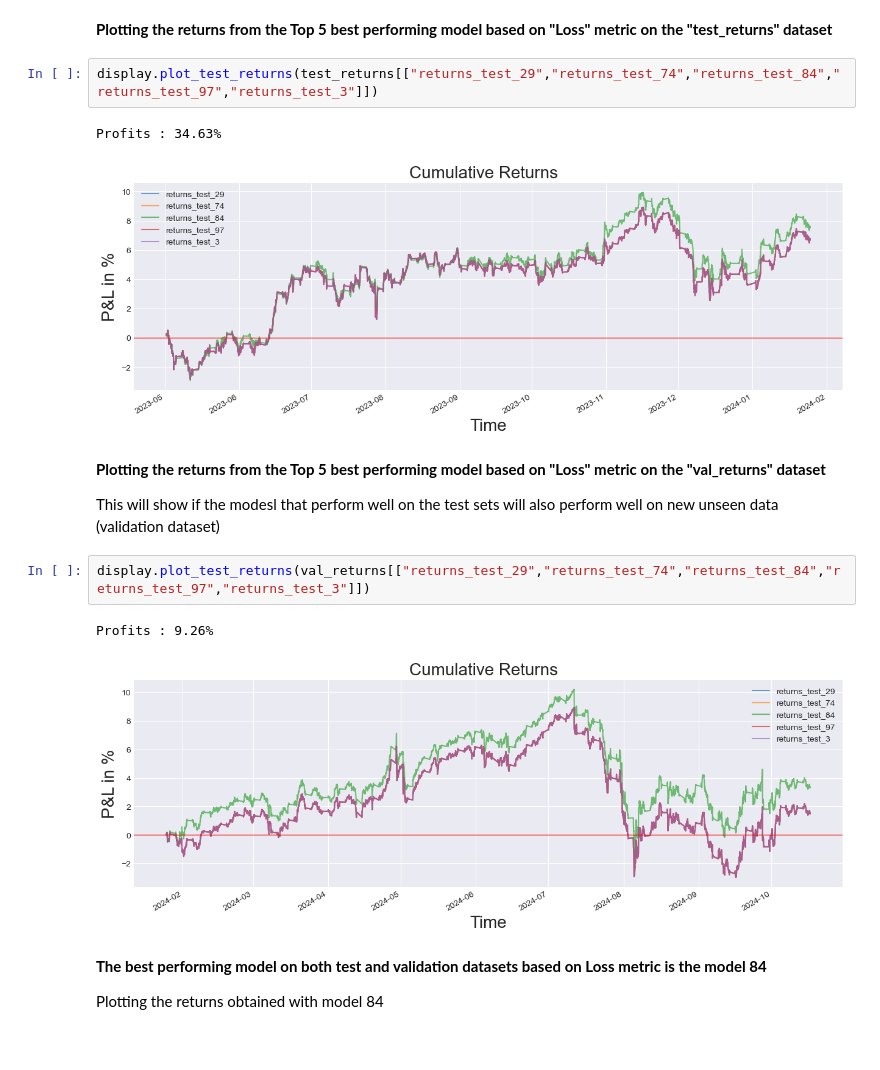
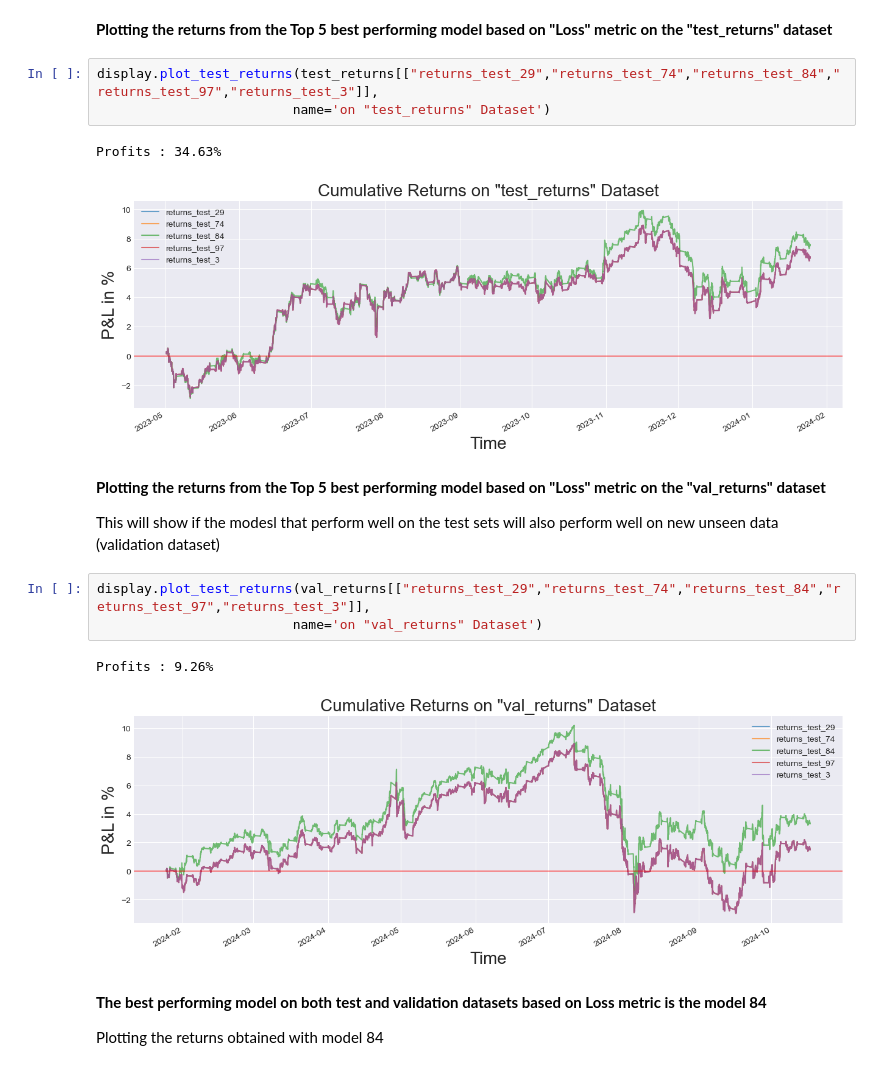
Before and after one commit to YarosInter/Time-Series-Conv1D-Neural-Network, a Jupyter notebook: Conv1D_Layer_Neural_Network.ipynb, the cells around one changed output. Saved outputs shown, nothing was run; the diff lists cells and outputs as text.

```diff
--- a/Conv1D_Layer_Neural_Network.ipynb
+++ b/Conv1D_Layer_Neural_Network.ipynb
@@ -1030,19 +1030,21 @@ evaluation_df.sort_values(by="Loss").head()
 # %% [markdown]
 **Plotting the returns from the Top 5 best performing model based on "Loss" metric on the "test_returns" dataset**
 # %%
-display.plot_test_returns(test_returns[["returns_test_29","returns_test_74","returns_test_84","returns_test_97","returns_test_3"]])
+display.plot_test_returns(test_returns[["returns_test_29","returns_test_74","returns_test_84","returns_test_97","returns_test_3"]],
+                         name='on "test_returns" Dataset')
 # %% [output]
 Profits : 34.63%
-[figure, old version]
+[figure, new version]
 # %% [markdown]
 **Plotting the returns from the Top 5 best performing model based on "Loss" metric on the "val_returns" dataset**
 
 This will show if the modesl that perform well on the test sets will also perform well on new unseen data (validation dataset)
 # %%
-display.plot_test_returns(val_returns[["returns_test_29","returns_test_74","returns_test_84","returns_test_97","returns_test_3"]])
+display.plot_test_returns(val_returns[["returns_test_29","returns_test_74","returns_test_84","returns_test_97","returns_test_3"]],
+                         name='on "val_returns" Dataset')
 # %% [output]
 Profits : 9.26%
-[figure, old version]
+[figure, new version]
 # %% [markdown]
 **The best performing model on both test and validation datasets based on Loss metric is the model 84**
 
```
Also changed, not shown: parts of 17 cells of this notebook.
